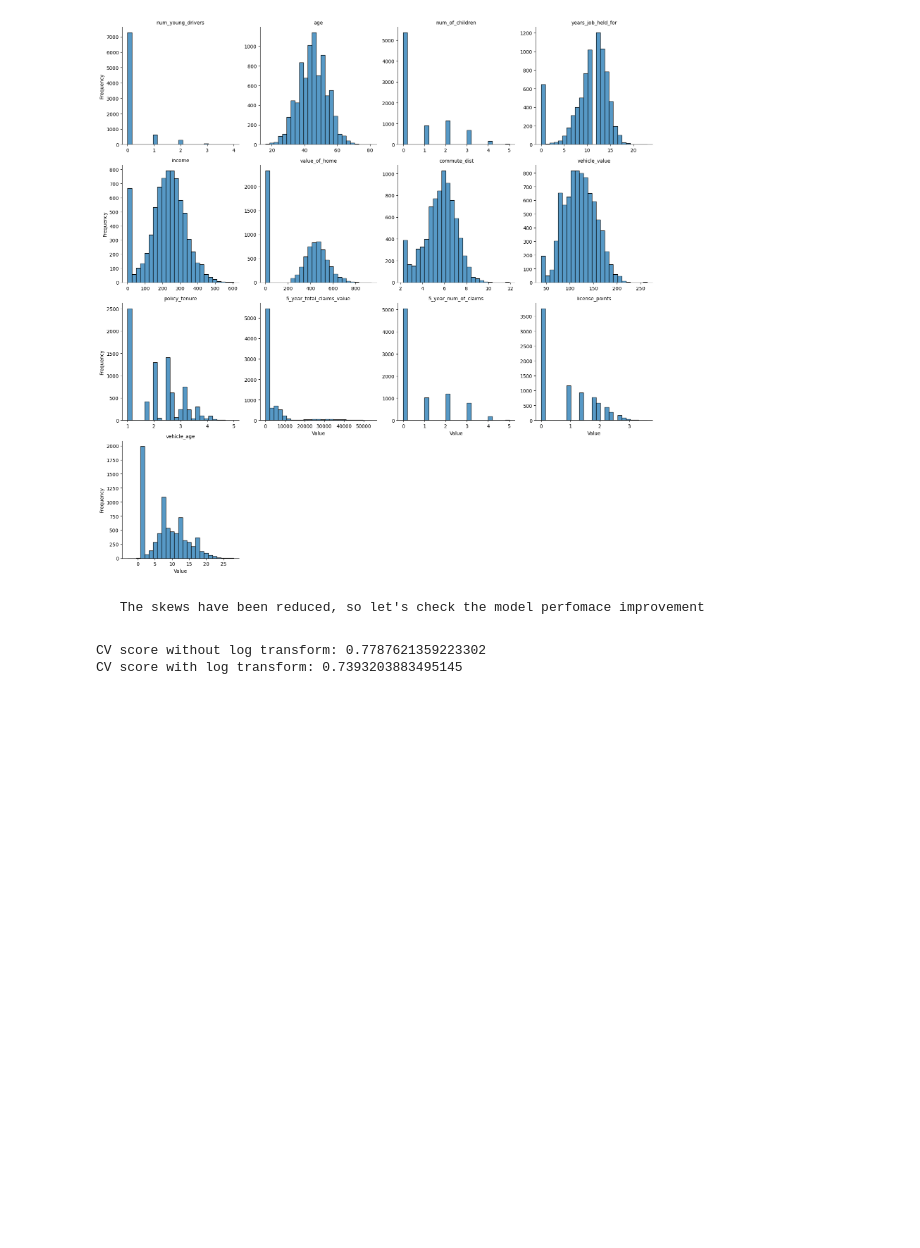
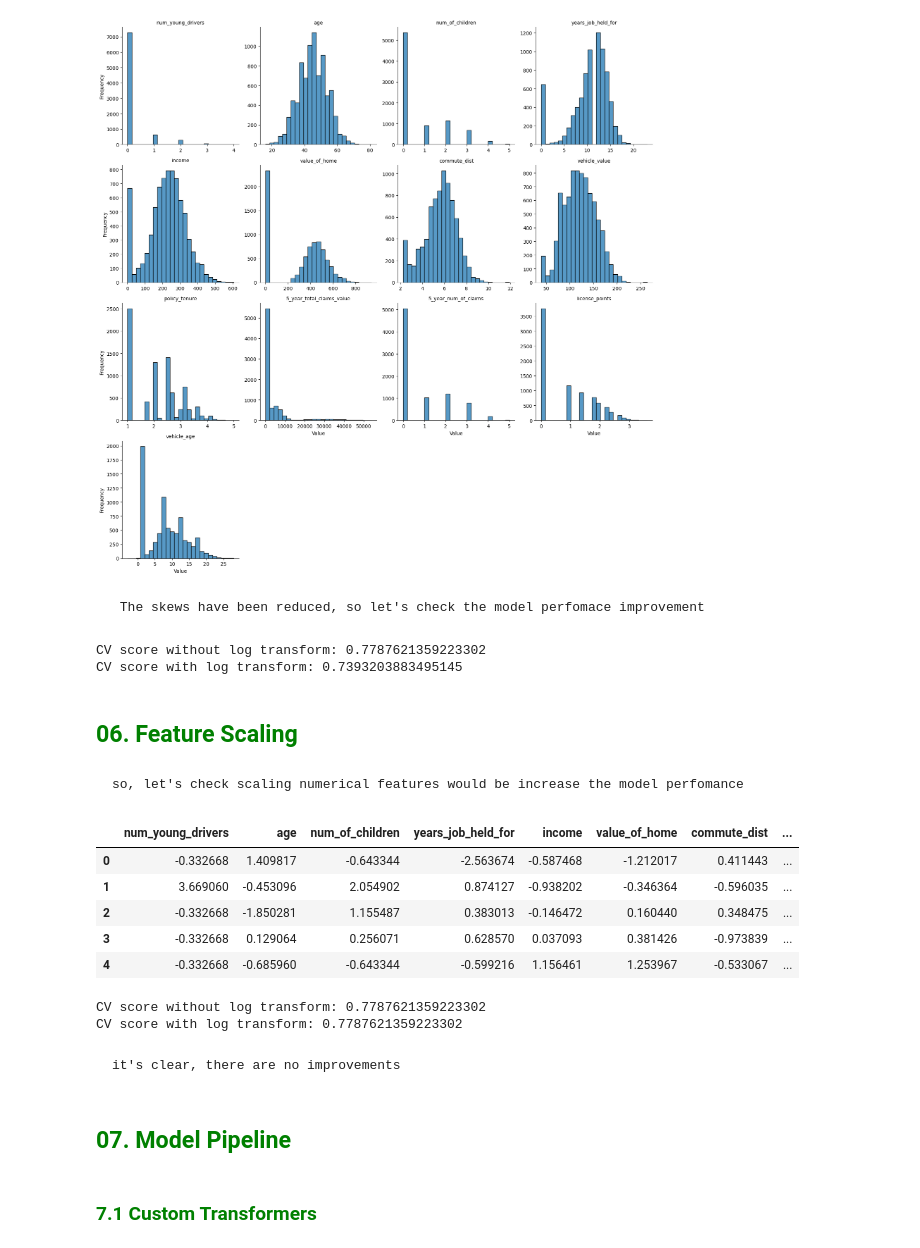
Before and after one commit to shafnybuilds/Car_Insurance_Claim_Prediction, a Jupyter notebook: Scripts/main.ipynb, the cells around one changed output. Cells and saved outputs as stored; diff of their text form; code cells hidden in the pictures; blank space fills up the shorter version.

Commit message:
feature scaling ✅

```diff
--- a/Scripts/main.ipynb
+++ b/Scripts/main.ipynb
@@ -843,17 +843,65 @@ plt.show()
 [figure]
 # %% [markdown]
      The skews have been reduced, so let's check the model perfomace improvement
+# %%
+ #! problem: I saw other people apply cross_val_score directly to objects, but it won't work for me 😭
+#! so I applied to numerical columns -> i see big difference, so i thought i should not take any descisions using this
+
+xgb_boost_clf = XGBClassifier(random_state=42)
+
+cv_scores = cross_val_score(xgb_boost_clf, X_train_cleaned, y_train, cv=kf)
+cv_scores_log = cross_val_score(xgb_boost_clf, X_train_cleaned_log[numerical_cols], y_train, cv=kf, error_score='raise')
+
+print(f'CV score without log transform: {cv_scores.mean()}')
+print(f'CV score with log transform: {cv_scores_log.mean()}')
+# %% [output]
+CV score without log transform: 0.7787621359223302
+CV score with log transform: 0.7393203883495145
+# %% [markdown]
+## <font color='green'> 06. Feature Scaling
+# %% [markdown]
+    so, let's check scaling numerical features would be increase the model perfomance
+# %%
+# define the function to scale numerical features
+def scale_num_features(data_df, numeric_features):
+    data = data_df.copy()
+
+    # initialize the scaler
+    scaler = StandardScaler()
+    scaler.fit(data[numeric_features])
+
+    # transform numeric features
+    data[numeric_features] = scaler.transform(data[numeric_features])
+
+    return data
+
+# apply the function
+X_train_cleaned_scaled = scale_num_features(X_train_cleaned, numerical_cols)
+# %%
+X_train_cleaned_scaled.head()
+# %% [output]
+|  | num_young_drivers | age | num_of_children | years_job_held_for | income | value_of_home | commute_dist | ... |
+| 0 | -0.332668 | 1.409817 | -0.643344 | -2.563674 | -0.587468 | -1.212017 | 0.411443 | ... |
+| 1 | 3.669060 | -0.453096 | 2.054902 | 0.874127 | -0.938202 | -0.346364 | -0.596035 | ... |
+| 2 | -0.332668 | -1.850281 | 1.155487 | 0.383013 | -0.146472 | 0.160440 | 0.348475 | ... |
+| 3 | -0.332668 | 0.129064 | 0.256071 | 0.628570 | 0.037093 | 0.381426 | -0.973839 | ... |
+| 4 | -0.332668 | -0.685960 | -0.643344 | -0.599216 | 1.156461 | 1.253967 | -0.533067 | ... |
 # %%
+# check CV scores
 xgb_boost_clf = XGBClassifier(random_state=42)
 
-numerical_cols = X_train_cleaned_log.select_dtypes(include=['number']).columns.tolist()
-X_train_cleaned_log_num = X_train_cleaned_log[numerical_cols]
+cv_scores = cross_val_score(xgb_boost_clf, X_train_cleaned, y_train, cv=kf)
+cv_scores_scaled = cross_val_score(xgb_boost_clf, X_train_cleaned_scaled, y_train, cv=kf)
 
-cv_scores = cross_val_score(xgb_boost_clf, X_train_cleaned, y_train, cv=kf)
-cv_scores_log = cross_val_score(xgb_boost_clf, X_train_cleaned_log_num, y_train, cv=kf, error_score='raise')
-
+# print values
 print(f'CV score without log transform: {cv_scores.mean()}')
-print(f'CV score with log transform: {cv_scores_log.mean()}')
+print(f'CV score with log transform: {cv_scores_scaled.mean()}')
 # %% [output]
 CV score without log transform: 0.7787621359223302
-CV score with log transform: 0.7393203883495145
+CV score with log transform: 0.7787621359223302
+# %% [markdown]
+    it's clear, there are no improvements
+# %% [markdown]
+## <font color='green'> 07. Model Pipeline
+# %% [markdown]
+### <font color='green'> 7.1 Custom Transformers
```
Also changed, not shown: parts of 3 cells of this notebook, 3 other files.
